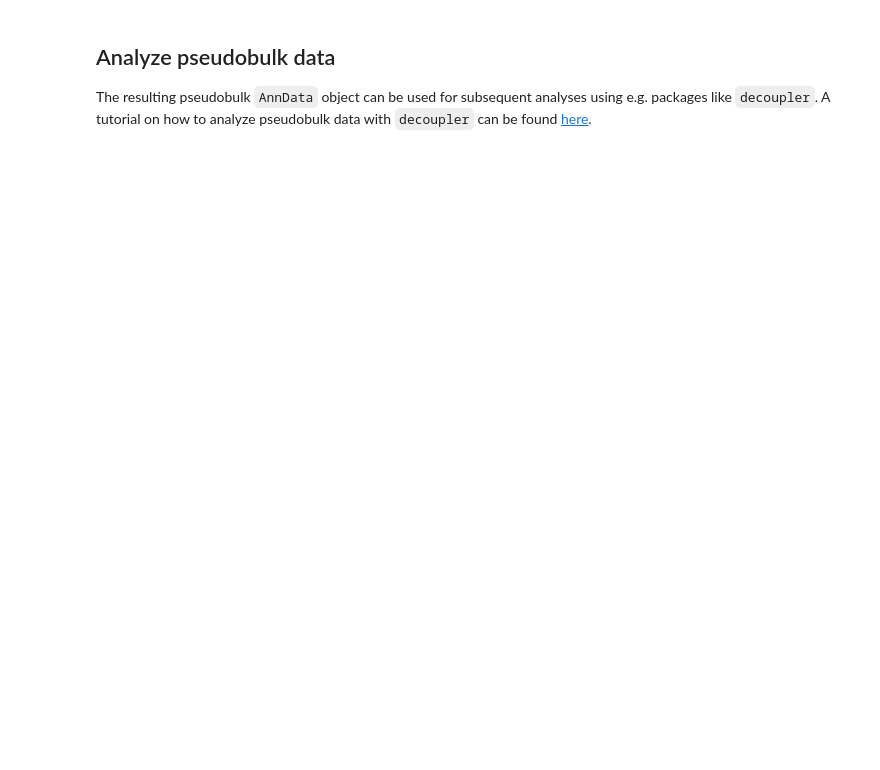
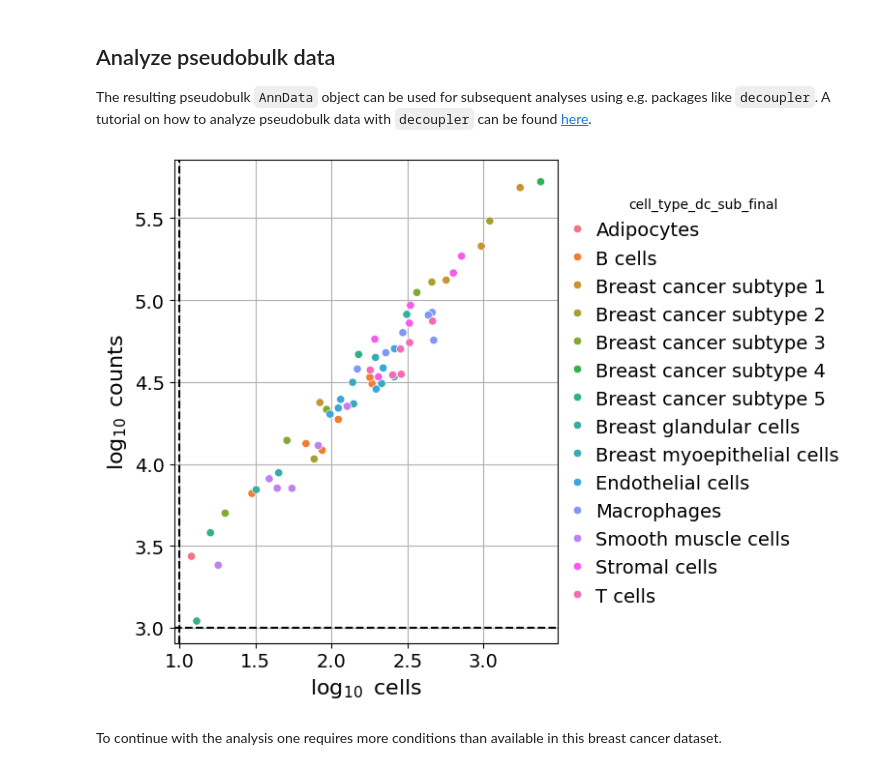
Before and after one commit to SpatialPathology/InSituPy, a Jupyter notebook: docs/source/tutorials/03_multisample_analysis/InSituPy_Pseudobulk.ipynb, the cells around one changed output. Drawn from its saved outputs; the diff is of its cells as text; code cells hidden in the pictures; blank space fills up the shorter version.

```diff
--- a/docs/source/tutorials/03_multisample_analysis/InSituPy_Pseudobulk.ipynb
+++ b/docs/source/tutorials/03_multisample_analysis/InSituPy_Pseudobulk.ipynb
@@ -125,0 +131,12 @@ The resulting pseudobulk `AnnData` object can be used for subsequent analyses us
+# %%
+dc.pl.filter_samples(
+    adata=psbulk,
+    groupby=["cell_type_dc_sub_final"],
+    min_cells=10,
+    min_counts=1000,
+    figsize=(8,6),
+)
+# %% [output]
+[figure, added]
+# %% [markdown]
+To continue with the analysis one requires more conditions than available in this breast cancer dataset.
```
Also changed, not shown: parts of 5 cells of this notebook.
